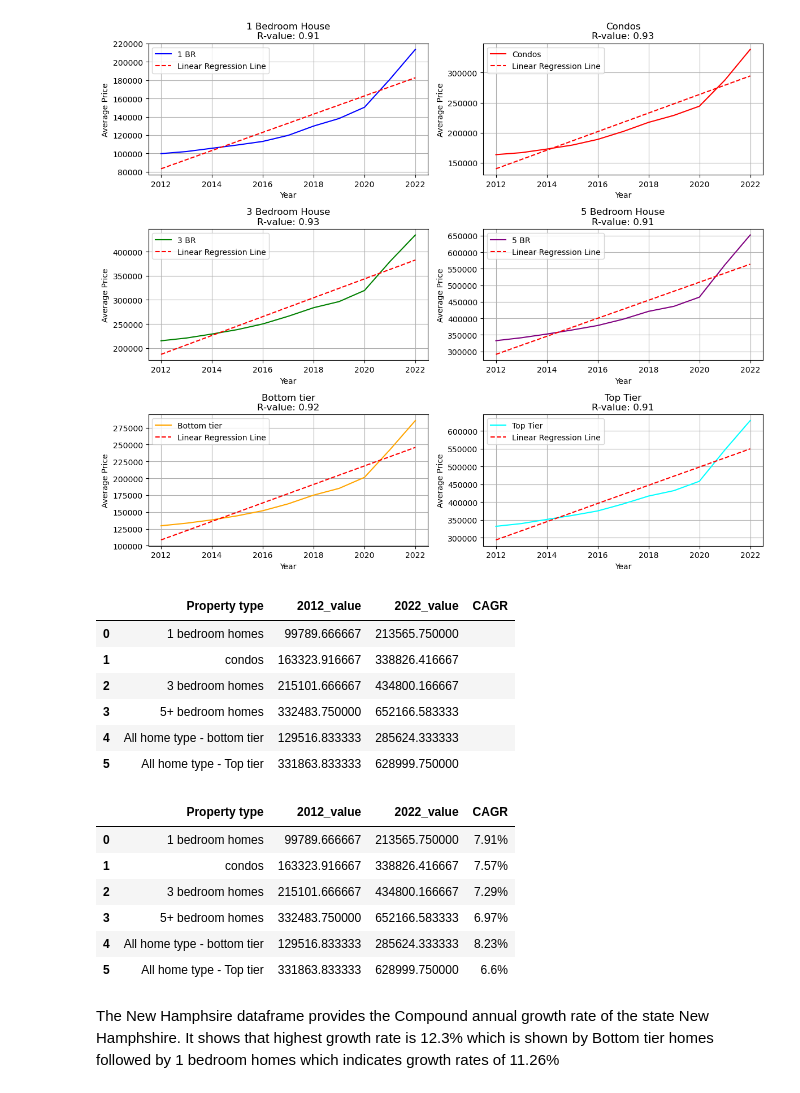
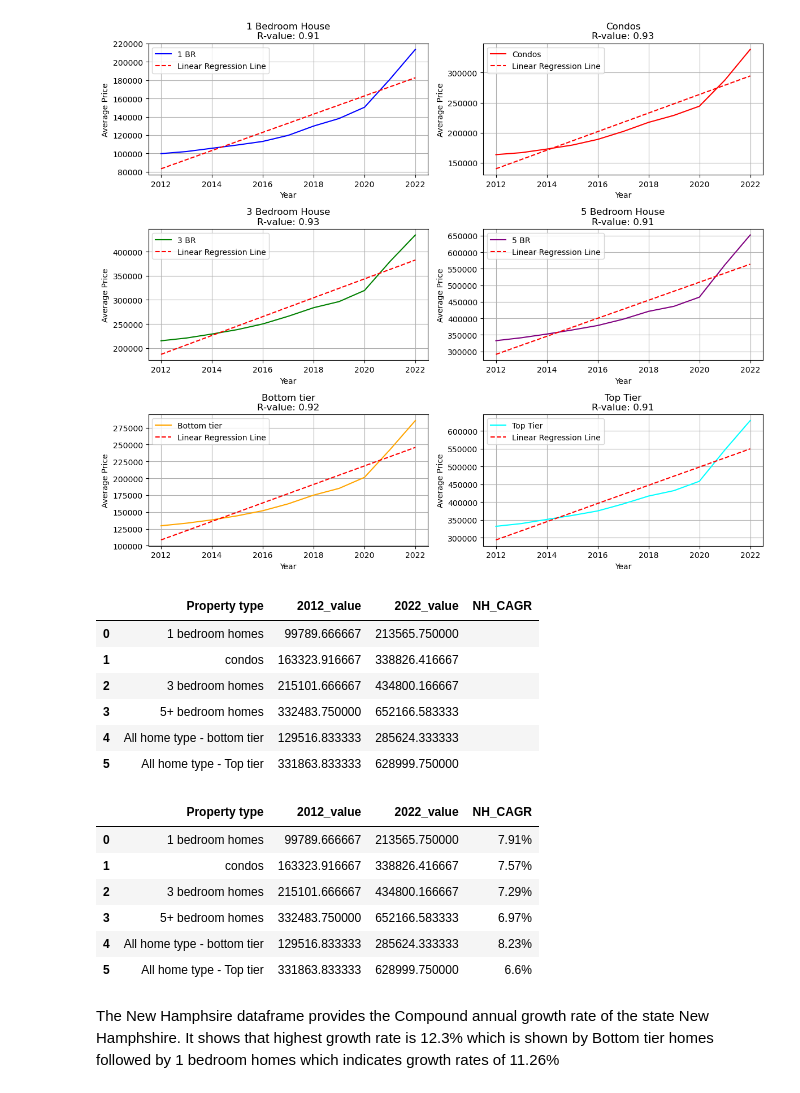
Before and after one commit to Arnawutu/Project1Group10, a Jupyter notebook: Main_Data/Data_Cleaning_New_Hampshire & Maine.ipynb, the cells around one changed output. Cells and saved outputs as stored; diff of their text form; code cells hidden in the pictures.

```diff
--- a/Main_Data/Data_Cleaning_New_Hampshire & Maine.ipynb
+++ b/Main_Data/Data_Cleaning_New_Hampshire & Maine.ipynb
@@ -477,25 +477,25 @@ plt.show()
 # %%
 
 NH_df= pd.DataFrame({ "Property type" : ['1 bedroom homes', 'condos', '3 bedroom homes', '5+ bedroom homes', 'All home type - bottom tier', 'All home type - Top tier'],
                              "2012_value": [ NH_1BR_df.loc[NH_1BR_df['year'] == 2012, 'avg_price'].values[0],
                                             NH_Con_df.loc[NH_Con_df['year'] == 2012, 'avg_price'].values[0],
                                             CA_3BR_df.loc[CA_3BR_df['year'] == 2012, 'avg_price'].values[0],
                                             CA_5BR_df.loc[CA_5BR_df['year'] == 2012, 'avg_price'].values[0],
                                             CA_Btm_df.loc[CA_Btm_df['year'] == 2012, 'avg_price'].values[0],
                                             CA_Top_df.loc[CA_Top_df['year'] == 2012, 'avg_price'].values[0]],
 
                              "2022_value":[ NH_1BR_df.loc[NH_1BR_df['year'] == 2022, 'avg_price'].values[0],
                                             NH_Con_df.loc[NH_Con_df['year'] == 2022, 'avg_price'].values[0],
                                             CA_3BR_df.loc[CA_3BR_df['year'] == 2022, 'avg_price'].values[0],
                                             CA_5BR_df.loc[CA_5BR_df['year'] == 2022, 'avg_price'].values[0],
                                             CA_Btm_df.loc[CA_Btm_df['year'] == 2022, 'avg_price'].values[0],
                                             CA_Top_df.loc[CA_Top_df['year'] == 2022, 'avg_price'].values[0]],
-                             "CAGR" : ""
+                             "NH_CAGR" : ""
 
 })
 NH_df
 # %% [output]
-|  | Property type | 2012_value | 2022_value | CAGR |
+|  | Property type | 2012_value | 2022_value | NH_CAGR |
 | 0 | 1 bedroom homes | 99789.666667 | 213565.750000 |  |
 | 1 | condos | 163323.916667 | 338826.416667 |  |
 | 2 | 3 bedroom homes | 215101.666667 | 434800.166667 |  |
@@ -506,11 +506,11 @@ NH_df
 #calculate Annual growth rate
 n=(2022-2012)
 
-NH_df['CAGR']=round(((((NH_df['2022_value'])/ (NH_df['2012_value'])) ** (1 / n)) - 1)*100,2)
-NH_df['CAGR']=NH_df['CAGR'].astype(str) + '%'
+NH_df['NH_CAGR']=round(((((NH_df['2022_value'])/ (NH_df['2012_value'])) ** (1 / n)) - 1)*100,2)
+NH_df['NH_CAGR']=NH_df['NH_CAGR'].astype(str) + '%'
 NH_df
 # %% [output]
-|  | Property type | 2012_value | 2022_value | CAGR |
+|  | Property type | 2012_value | 2022_value | NH_CAGR |
 | 0 | 1 bedroom homes | 99789.666667 | 213565.750000 | 7.91% |
 | 1 | condos | 163323.916667 | 338826.416667 | 7.57% |
 | 2 | 3 bedroom homes | 215101.666667 | 434800.166667 | 7.29% |
```
Also changed, not shown: parts of 2 cells of this notebook.
